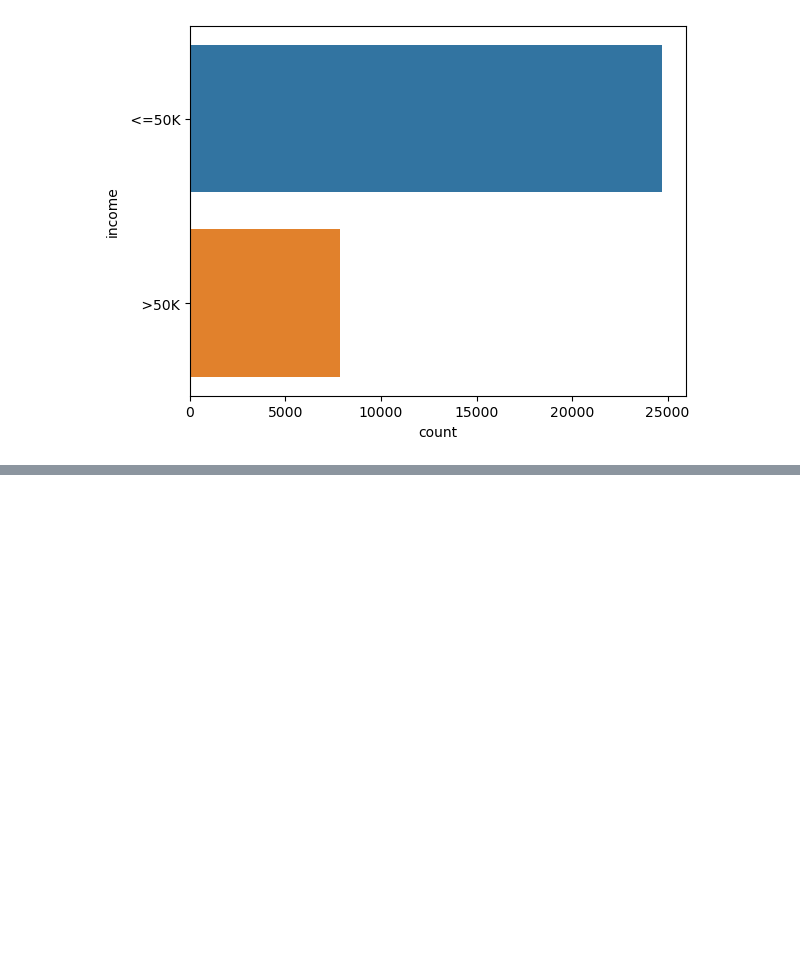
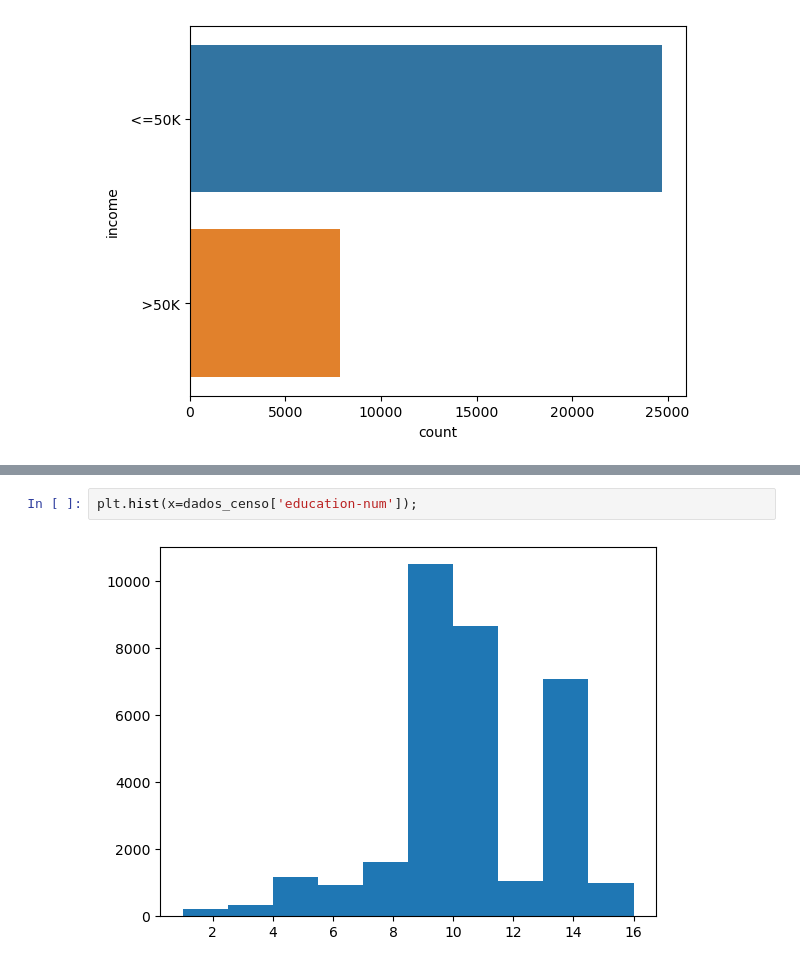
Before and after one commit to JansRodriguez/MachineLearningAaZ, a Jupyter notebook: ExercícioDois.ipynb, the cells around one changed output, grey strips where cells are left out. Cells and saved outputs as stored; diff of their text form; blank space fills up the shorter version.

```diff
--- a/ExercícioDois.ipynb
+++ b/ExercícioDois.ipynb
@@ -87,0 +94,4 @@ sns.countplot(y=dados_censo['income'])
+# %%
+plt.hist(x=dados_censo['education-num']);
+# %% [output]
+[figure, added]
```
Also changed, not shown: parts of 7 cells of this notebook.
